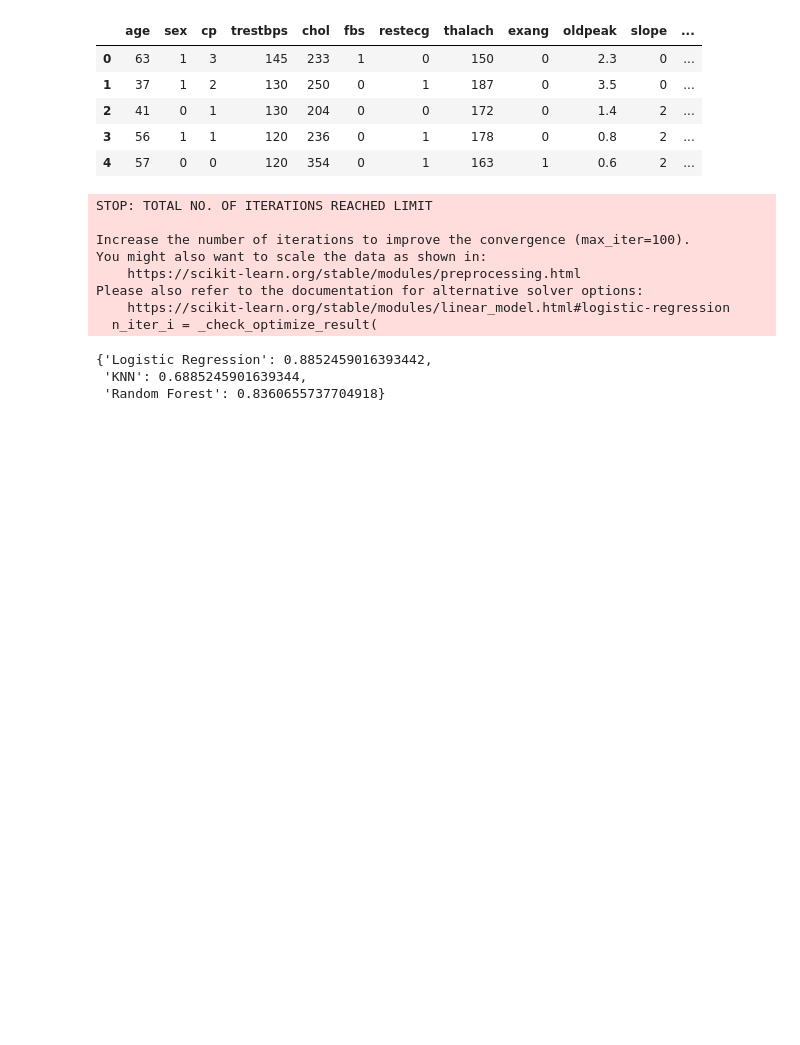
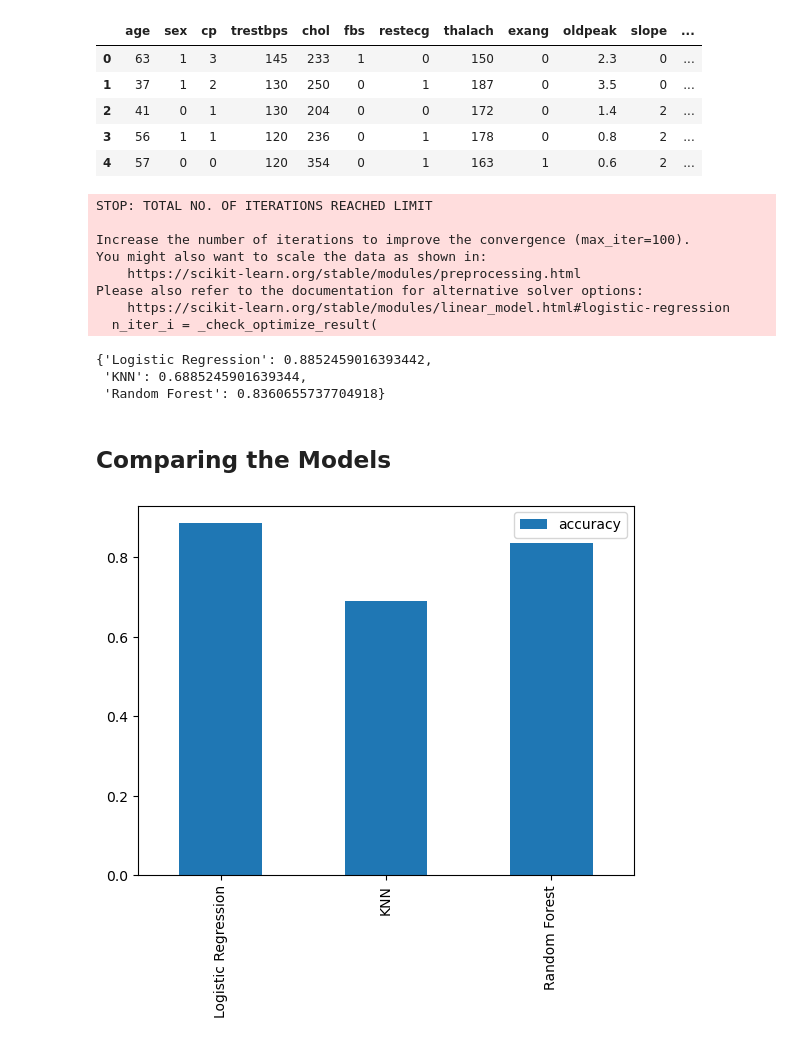
Before and after one commit to HerbertNtim/heart-disease_project, a Jupyter notebook: notebooks/end-to-end-heart-disease-classification.ipynb, the cells around one changed output. Cells and saved outputs as stored; diff of their text form; code cells hidden in the pictures; blank space fills up the shorter version.

```diff
--- a/notebooks/end-to-end-heart-disease-classification.ipynb
+++ b/notebooks/end-to-end-heart-disease-classification.ipynb
@@ -260,0 +259,7 @@ Please also refer to the documentation for alternative solver options:
+# %% [markdown]
+## Comparing the Models
+# %%
+model_compare = pd.DataFrame(model_scores, index=['accuracy'])
+model_compare.T.plot.bar();
+# %% [output]
+[figure, added]
```
Also changed, not shown: parts of 7 cells of this notebook.
